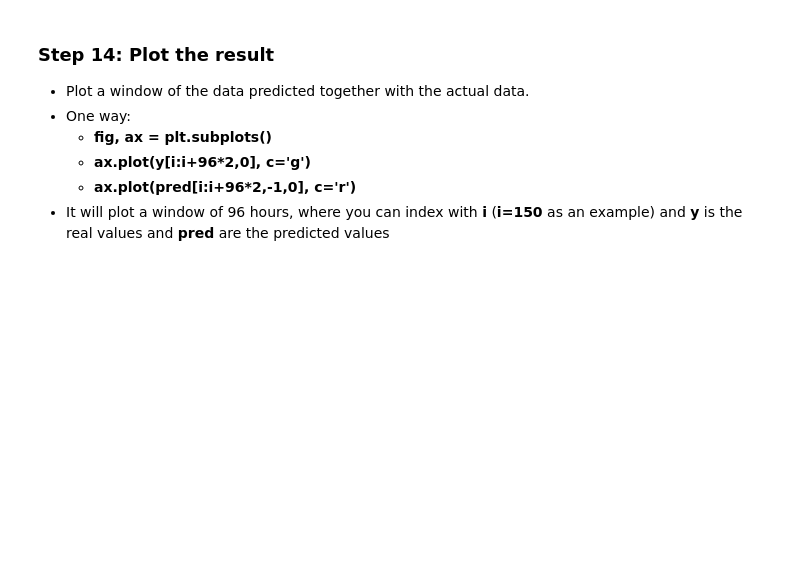
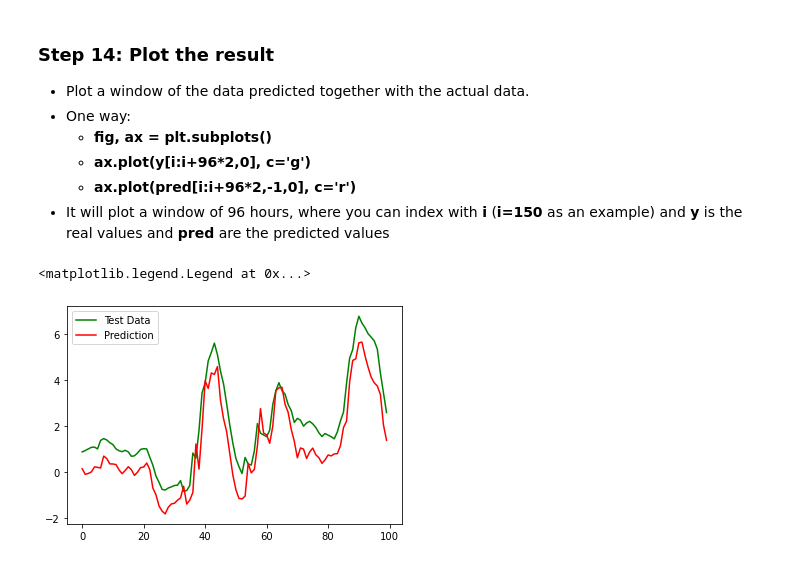
Before and after one commit to francoschroeder/ProyectoFinal, a Jupyter notebook: ModeloParaTestear.ipynb, the cells around one changed output. Drawn from its saved outputs; the diff is of its cells as text; code cells hidden in the pictures; blank space fills up the shorter version.

```diff
--- a/ModeloParaTestear.ipynb
+++ b/ModeloParaTestear.ipynb
@@ -87,7 +88,7 @@ start = sequence_length*sampling_rate + offset*sampling_rate
 end   = train_length + start
 
 x_train = train_df.values
-y_train = df[[predicted_feature]][start:end]
+y_train = df_norm[[predicted_feature]][start:end]
 
 dataset_train = keras.preprocessing.timeseries_dataset_from_array(
     x_train,
@@ -102,7 +103,7 @@ start = train_length + sequence_length*sampling_rate + offset*sampling_rate
 end   = val_length + start
 
 x_val = val_df
-y_val = df[[predicted_feature]][start:end]
+y_val = df_norm[[predicted_feature]][start:end]
 
 dataset_val = keras.preprocessing.timeseries_dataset_from_array(
     x_val.values,
@@ -154,3 +152,9 @@ test_prueba = create_dataset(test_df)
+# %%
+test_df_norm = test_df_norm[5::6]
+x_norm, y_norm = create_dataset(test_df_norm)
+
+test_df = test_df[5::6]
+x_real, y_real = create_dataset(pd.DataFrame(test_df.values))
 # %% [markdown]
 ### Step 11: Create model
 - Create the following model
@@ -224,5 +246,6 @@ x, y = test_prueba
 # %%
-y_pred = model.predict(x)
+y_pred = model.predict(x_norm)
+y_pred = y_pred * train_std + train_mean
 # %% [markdown]
 ### Step 14: Plot the result
 - Plot a window of the data predicted together with the actual data.
@@ -234,9 +257,12 @@ y_pred = model.predict(x)
 # %%
 fig, ax = plt.subplots()
 
-ax.plot(y[0:100], c='g', label="Test Data")
+ax.plot(y_real[0:100], c='g', label="Test Data")
 ax.plot(y_pred[0:100], c='r', label="Prediction")
 plt.legend()
+# %% [output]
+<matplotlib.legend.Legend at 0x...>
+[figure, added]
 # %%
 fig, ax = plt.subplots()
 
```
Also changed, not shown: parts of 11 cells of this notebook.
